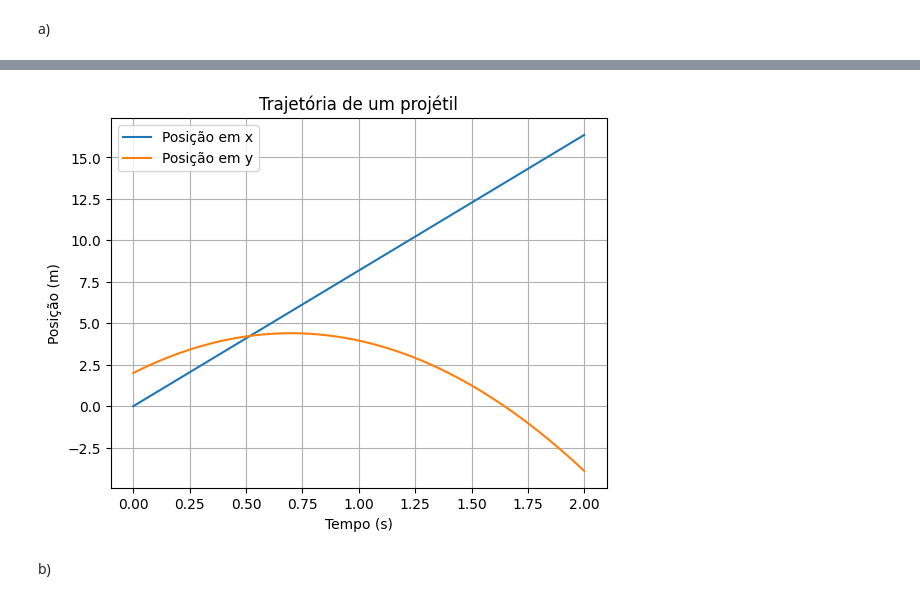
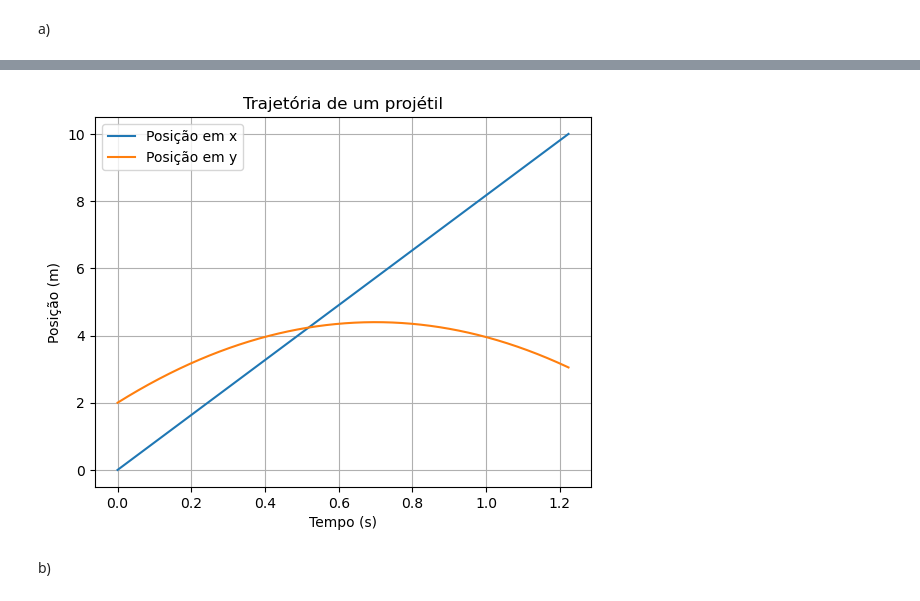
Before and after one commit to LuizDaniel-2/ATV2FisComp, a Jupyter notebook: atv2_ex2.ipynb, the cells around one changed output, grey strips where cells are left out. Cells and saved outputs as stored; diff of their text form; code cells hidden in the pictures.

```diff
--- a/atv2_ex2.ipynb
+++ b/atv2_ex2.ipynb
@@ -32,35 +32,35 @@ g = 9.81  # Aceleração da gravidade (m/s²)
 x0 = 0  # Posição inicial em x (m)
 y0 = 2  # Posição inicial em y (m)
 v_0 = 10.6706  # Velocidade inicial (m/s)
 
 # Ângulo de lançamento (em radianos)
 theta = 40* pi / 180
 
 v0x  = v_0 * cos(theta)  # Componente x da velocidade inicial (m/s)
 v0y = v_0 * sin(theta)  # Componente y da velocidade inicial (m/s)
 
 
-t = t = linspace(0, 2, 1000)
+t = t = linspace(0, 1.22337, 1000)
 
 x = x0 + v0x * t  # Posição em x
 y = y0 + v0y * t - 0.5 * g * t**2  # Posição em y
 
 plt.plot(t, x, label='Posição em x')
 plt.plot(t, y, label='Posição em y')
 plt.xlabel('Tempo (s)')
 plt.ylabel('Posição (m)')
 plt.title('Trajetória de um projétil')
 plt.legend()
 plt.grid()
 plt.show()
 
 # Código comentado para calcular a posição do projétil em cada instante de tempo
 
 #for ti in t:
 #    r = r0 + v0 * ti + 0.5 * a * ti**2  # Posição do projétil
 #    print(f"t = {ti:.2f} s, (x,y) = ({r[0]:.2f}, {r[1]:.2f}) m")
 # %% [output]
-[figure, old version]
+[figure, new version]
 # %% [markdown]
 b)
 # %% [markdown]
```
Also changed, not shown: parts of 3 cells of this notebook, 1 other file.
